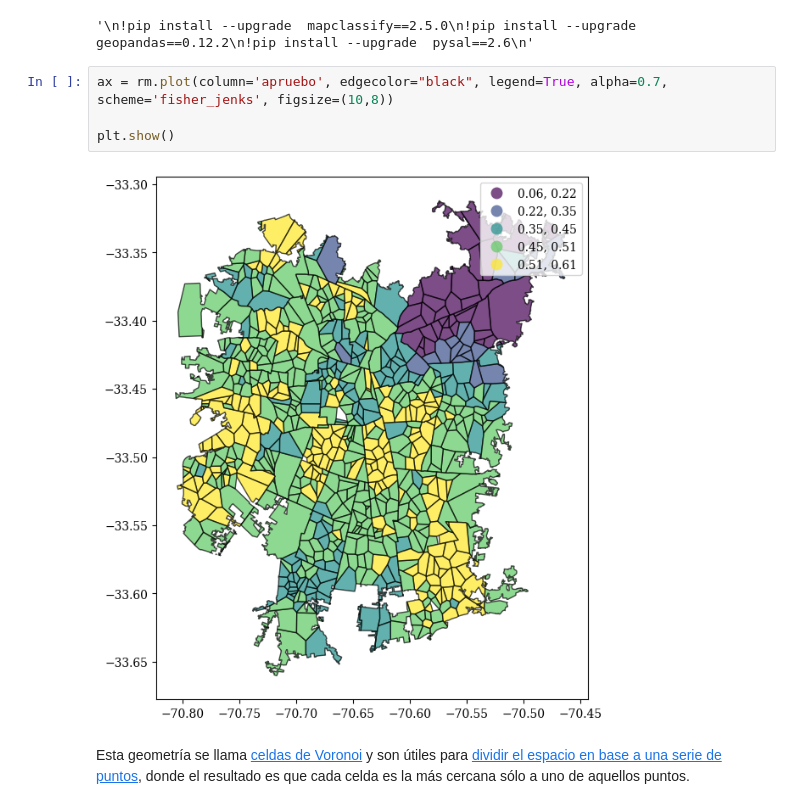
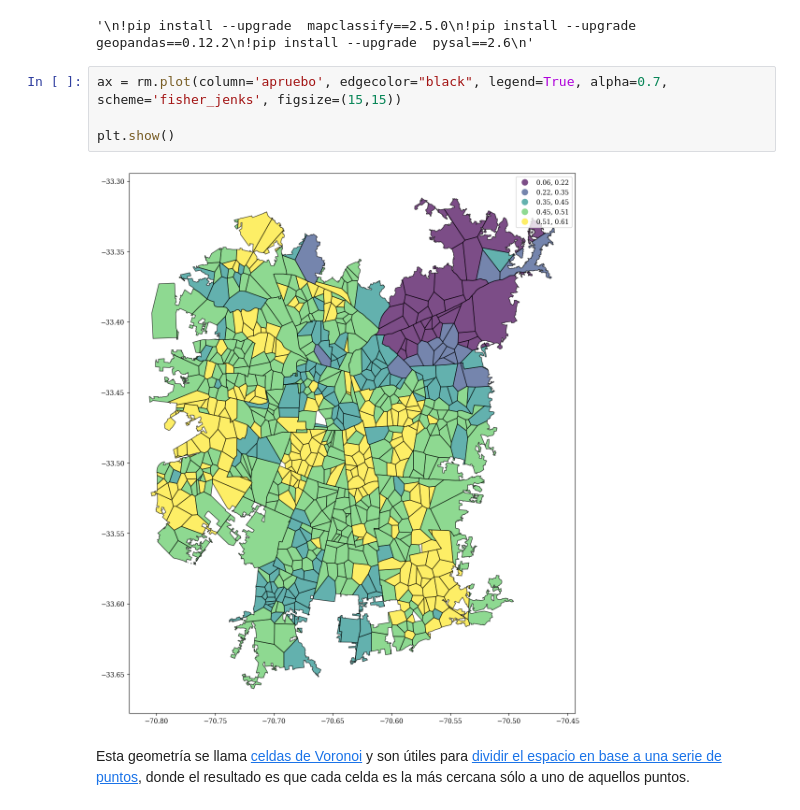
Before and after one commit to desareca/infovis-MDS_UDD, a Jupyter notebook: notebooks/02 - Graficos avanzados.ipynb, the cells around one changed output. Cells and saved outputs as stored; diff of their text form.

```diff
--- a/notebooks/02 - Graficos avanzados.ipynb
+++ b/notebooks/02 - Graficos avanzados.ipynb
@@ -443,11 +450,11 @@ plt.show()
 # %% [output]
 '\n!pip install --upgrade  mapclassify==2.5.0\n!pip install --upgrade  geopandas==0.12.2\n!pip install --upgrade  pysal==2.6\n'
 # %%
-ax = rm.plot(column='apruebo', edgecolor="black", legend=True, alpha=0.7, scheme='fisher_jenks', figsize=(10,8))
+ax = rm.plot(column='apruebo', edgecolor="black", legend=True, alpha=0.7, scheme='fisher_jenks', figsize=(15,15))
 
 plt.show()
 # %% [output]
-[figure, old version]
+[figure, new version]
 # %% [markdown]
 Esta geometría se llama [celdas de Voronoi](https://en.wikipedia.org/wiki/Voronoi_diagram) y son útiles para [dividir el espacio en base a una serie de puntos](https://observablehq.com/@d3/voronoi-labels), donde el resultado es que cada celda es la más cercana sólo a uno de aquellos puntos.
 # %% [markdown]
```
Also changed, not shown: parts of 9 cells of this notebook, 2 other files.
